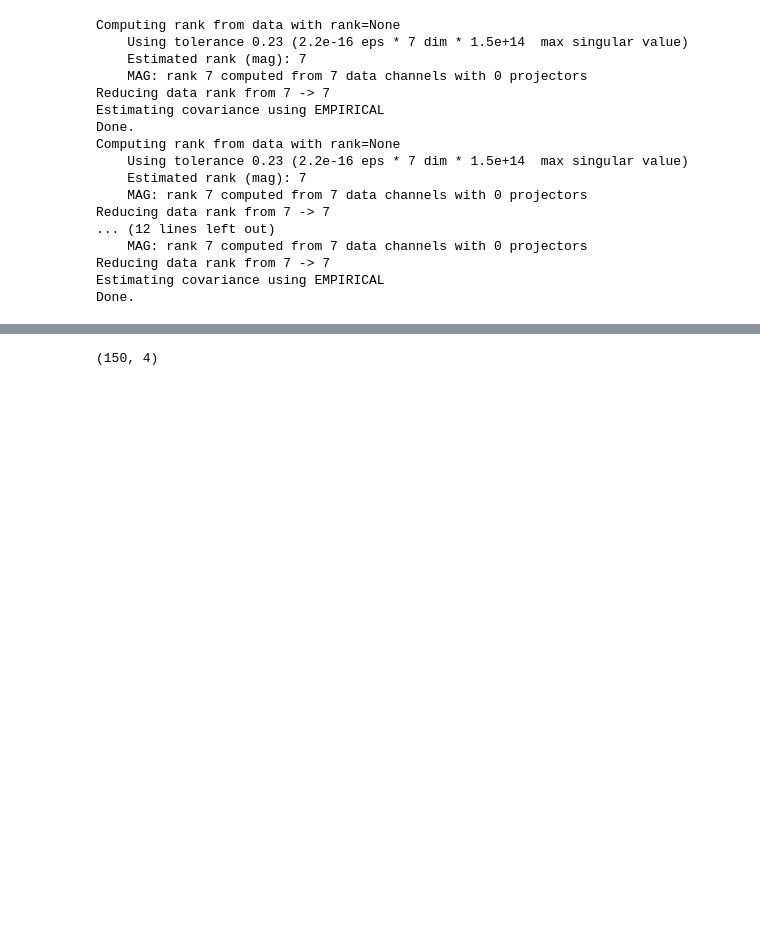
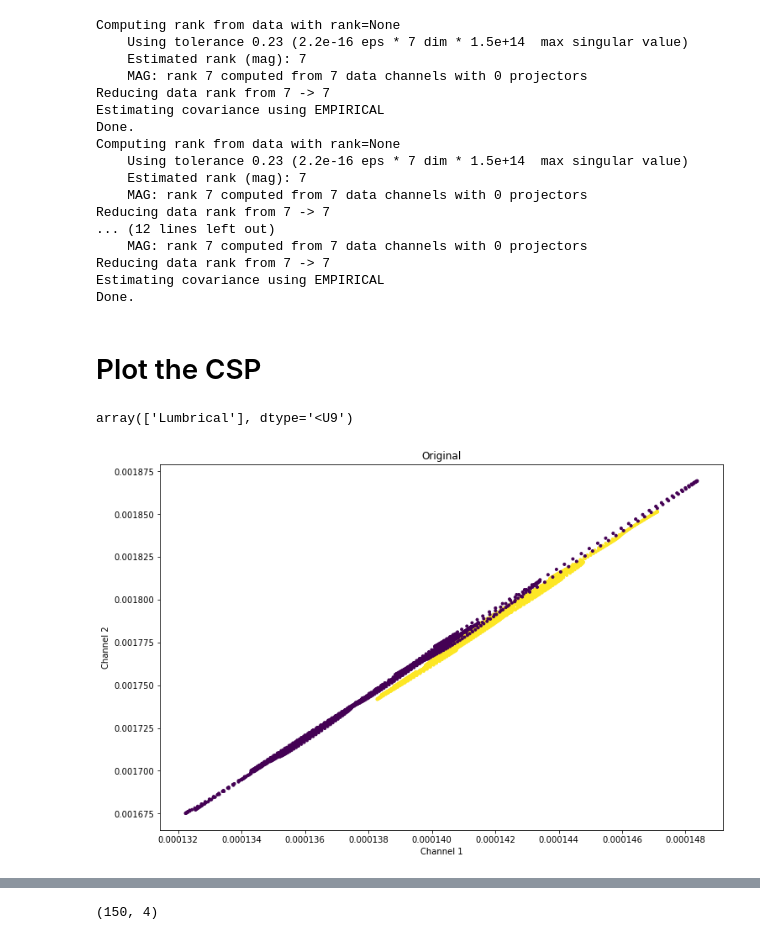
Before and after one commit to zoeis52/EE560_final_project, a Jupyter notebook: EMG-EEG-Feature-Extraction.ipynb, the cells around one changed output, grey strips where cells are left out. Cells and saved outputs as stored; diff of their text form; code cells hidden in the pictures; blank space fills up the shorter version.

```diff
--- a/EMG-EEG-Feature-Extraction.ipynb
+++ b/EMG-EEG-Feature-Extraction.ipynb
@@ -170,3 +171,22 @@ Reducing data rank from 7 -> 7
 Reducing data rank from 7 -> 7
 Estimating covariance using EMPIRICAL
 Done.
+# %% [markdown]
+# Plot the CSP
+# %%
+np.shape(X_train)
+emg_grasp_names[trimmed_grasp_labels[0:2].astype(int)][0].astype(str)
+# %% [output]
+array(['Lumbrical'], dtype='<U9')
+# %%
+# Let's plot the first channel against the second channel
+cdata = np.multiply(np.reshape(y_train[1:3], [2,1]),np.ones([2,x_train.shape[2]]))
+plt.figure(figsize=(12,8))
+plt.scatter(x_train[1:3,0,:],x_train[1:3,1,:],
+            c=cdata, marker = '.')
+plt.xlabel('Channel 1')
+plt.ylabel('Channel 2')
+plt.title('Original')
+plt.show()
+# %% [output]
+[figure, added]
```
Also changed, not shown: parts of 12 cells of this notebook.
